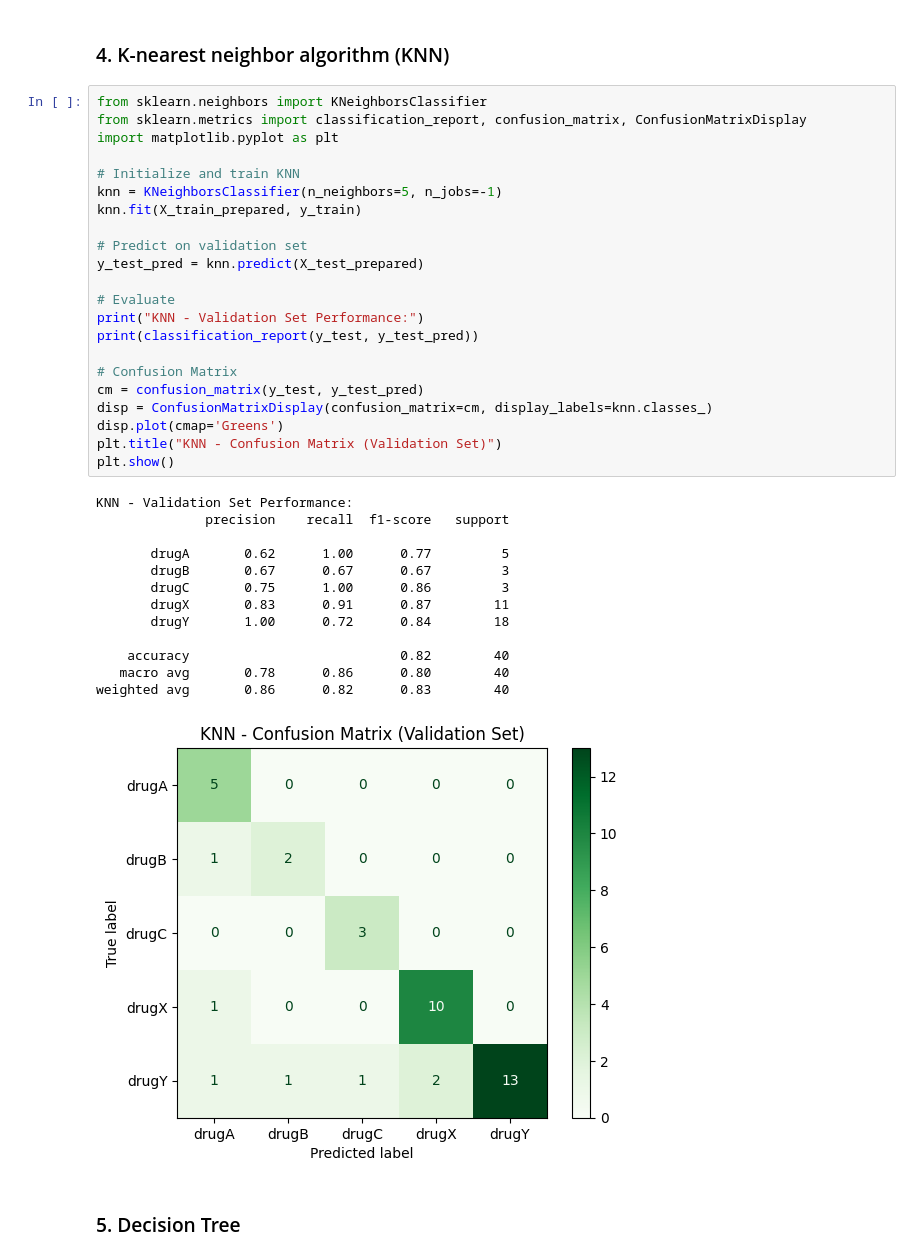
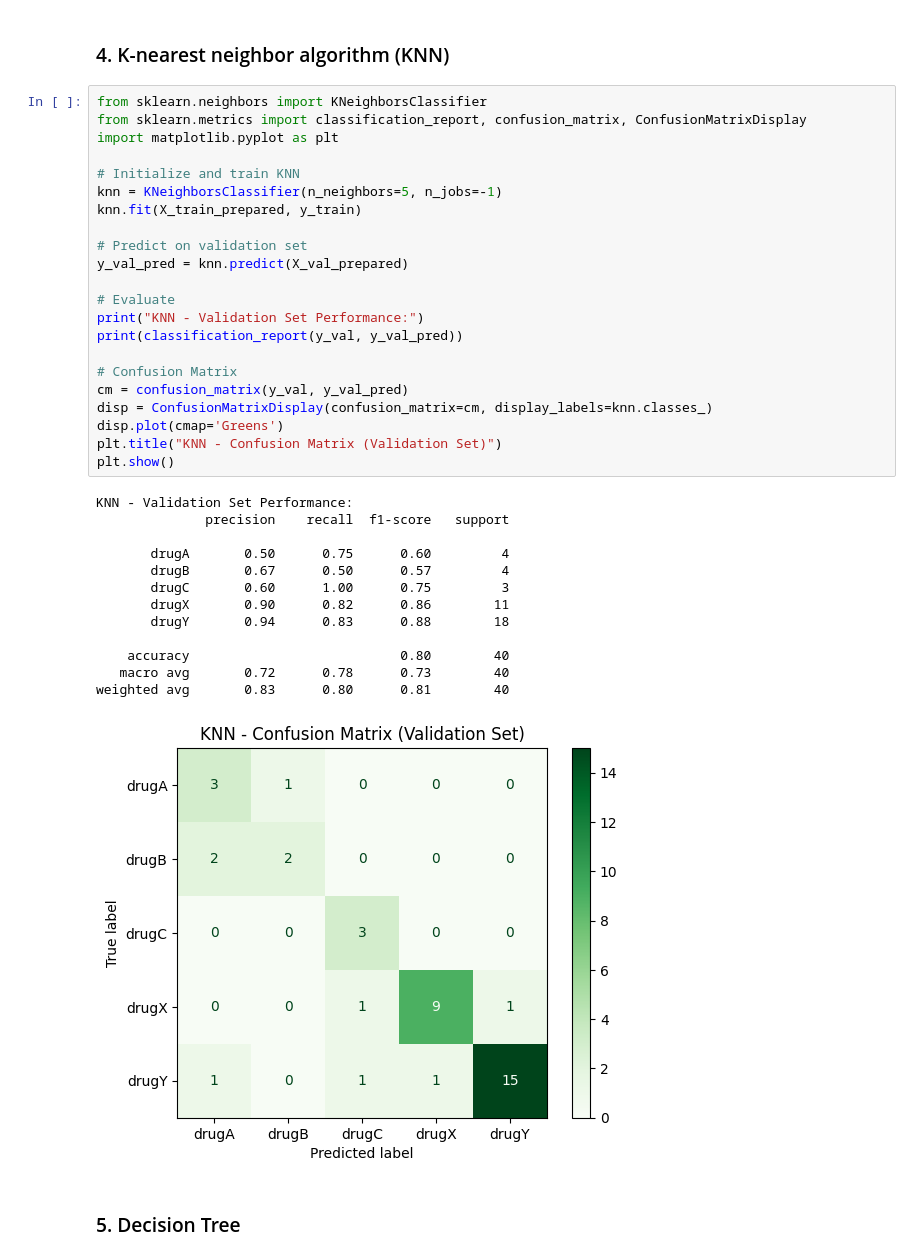
Before and after one commit to saadkhan710/Drug_Classification, a Jupyter notebook: Drug_ML.ipynb, the cells around one changed output. Drawn from its saved outputs; the diff is of its cells as text.

```diff
--- a/Drug_ML.ipynb
+++ b/Drug_ML.ipynb
@@ -720,39 +720,39 @@ weighted avg       0.89      0.85      0.85        40
 # %%
 from sklearn.neighbors import KNeighborsClassifier
 from sklearn.metrics import classification_report, confusion_matrix, ConfusionMatrixDisplay
 import matplotlib.pyplot as plt
 
 # Initialize and train KNN
 knn = KNeighborsClassifier(n_neighbors=5, n_jobs=-1)
 knn.fit(X_train_prepared, y_train)
 
 # Predict on validation set
-y_test_pred = knn.predict(X_test_prepared)
+y_val_pred = knn.predict(X_val_prepared)
 
 # Evaluate
 print("KNN - Validation Set Performance:")
-print(classification_report(y_test, y_test_pred))
+print(classification_report(y_val, y_val_pred))
 
 # Confusion Matrix
-cm = confusion_matrix(y_test, y_test_pred)
+cm = confusion_matrix(y_val, y_val_pred)
 disp = ConfusionMatrixDisplay(confusion_matrix=cm, display_labels=knn.classes_)
 disp.plot(cmap='Greens')
 plt.title("KNN - Confusion Matrix (Validation Set)")
 plt.show()
 # %% [output]
 KNN - Validation Set Performance:
               precision    recall  f1-score   support
 
-       drugA       0.62      1.00      0.77         5
-       drugB       0.67      0.67      0.67         3
-       drugC       0.75      1.00      0.86         3
-       drugX       0.83      0.91      0.87        11
-       drugY       1.00      0.72      0.84        18
+       drugA       0.50      0.75      0.60         4
+       drugB       0.67      0.50      0.57         4
+       drugC       0.60      1.00      0.75         3
+       drugX       0.90      0.82      0.86        11
+       drugY       0.94      0.83      0.88        18
 
-    accuracy                           0.82        40
-   macro avg       0.78      0.86      0.80        40
-weighted avg       0.86      0.82      0.83        40
+    accuracy                           0.80        40
+   macro avg       0.72      0.78      0.73        40
+weighted avg       0.83      0.80      0.81        40
-[figure, old version]
+[figure, new version]
 # %% [markdown]
 ### 5. Decision Tree
 # %%
```
Also changed, not shown: parts of 8 cells of this notebook.
